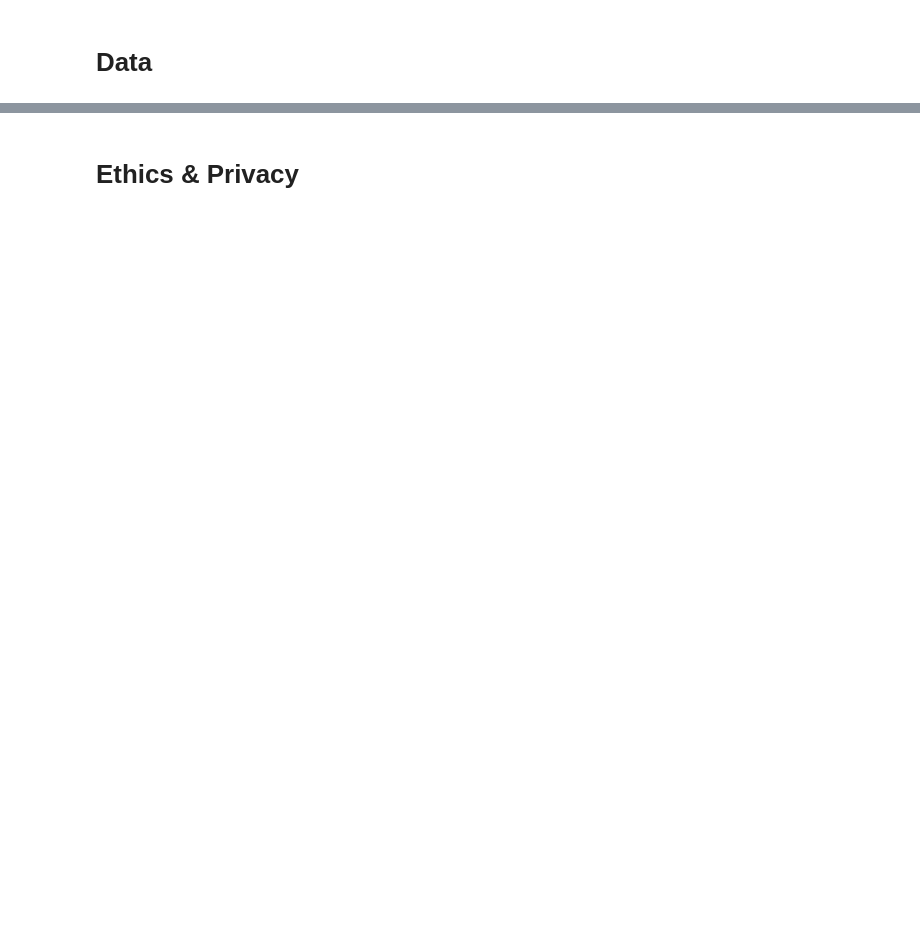
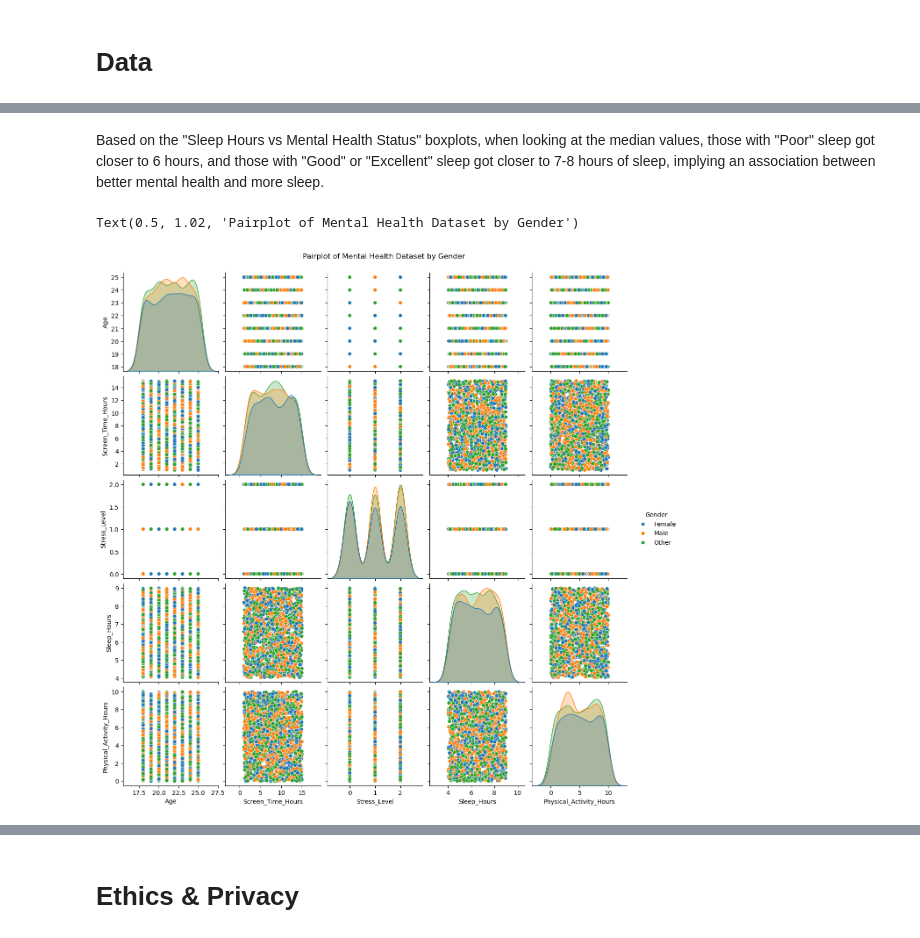
Before and after one commit to keshuvv/Data-Driven-Analysis-of-College-Students-Sleep-Pattern, a Jupyter notebook: FinalProject_Group116-FA24.ipynb, the cells around one changed output, grey strips where cells are left out. Cells and saved outputs as stored; diff of their text form; code cells hidden in the pictures; blank space fills up the shorter version.

```diff
--- a/FinalProject_Group116-FA24.ipynb
+++ b/FinalProject_Group116-FA24.ipynb
@@ -119,0 +405,13 @@ Some more words and stuff.  Remember notebooks work best if you interleave the c
+# %% [markdown]
+Based on the "Sleep Hours vs Mental Health Status" boxplots, when looking at the median values, those with "Poor" sleep got closer to 6 hours, and those with "Good" or "Excellent" sleep got closer to 7-8 hours of sleep, implying an association between better mental health and more sleep.
+# %%
+from pandas.plotting import scatter_matrix
+# pairplot of the variables by gender
+fig = sns.pairplot(mental_health_data[['Age', 'Gender',
+                                       'Screen_Time_Hours', 'Mental_Health_Status',
+                                       'Stress_Level', 'Sleep_Hours', 'Physical_Activity_Hours']],
+                                       hue='Gender')
+fig.fig.suptitle("Pairplot of Mental Health Dataset by Gender", y=1.02)
+# %% [output]
+Text(0.5, 1.02, 'Pairplot of Mental Health Dataset by Gender')
+[figure, added]
```
Also changed, not shown: parts of 88 cells of this notebook.
